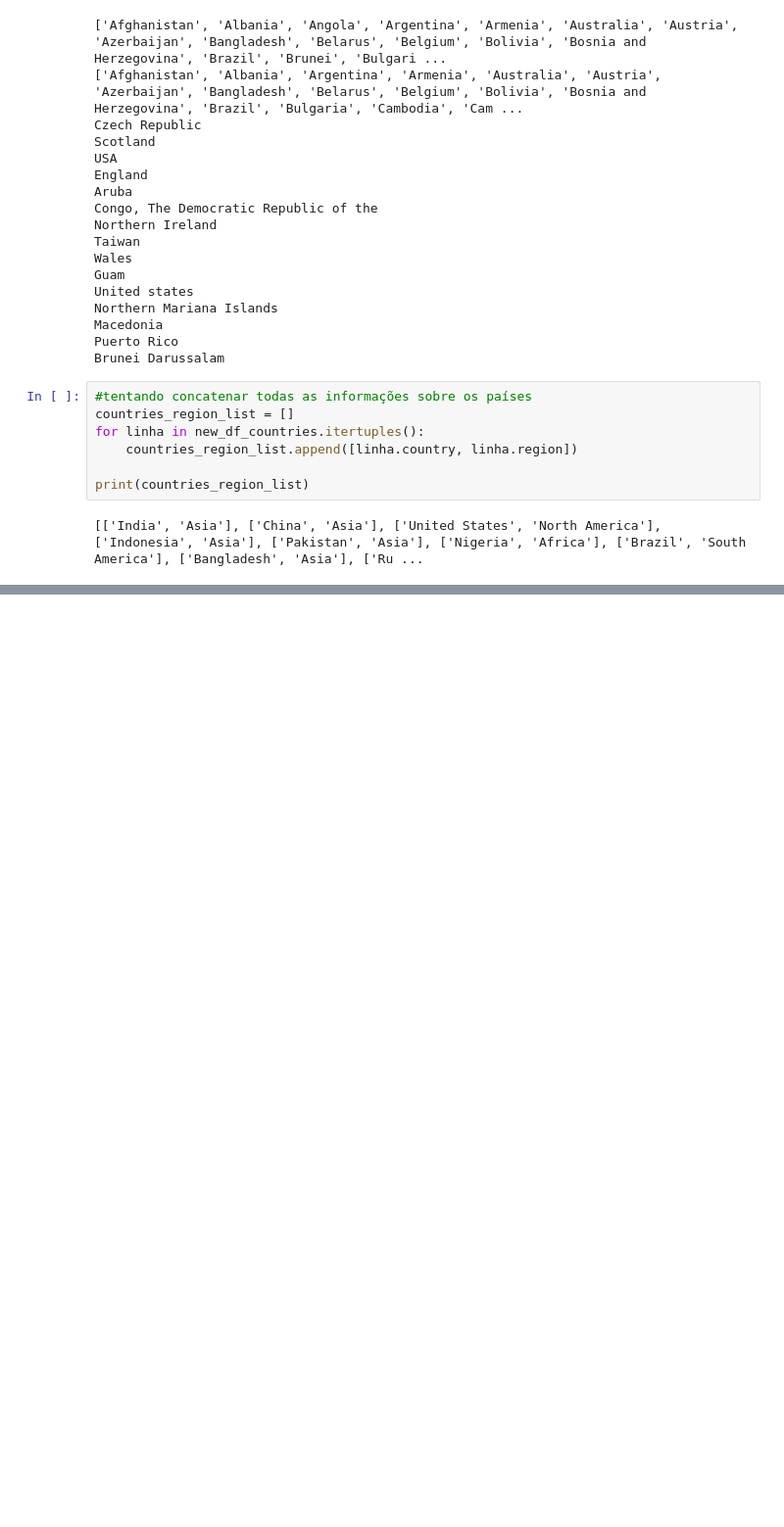
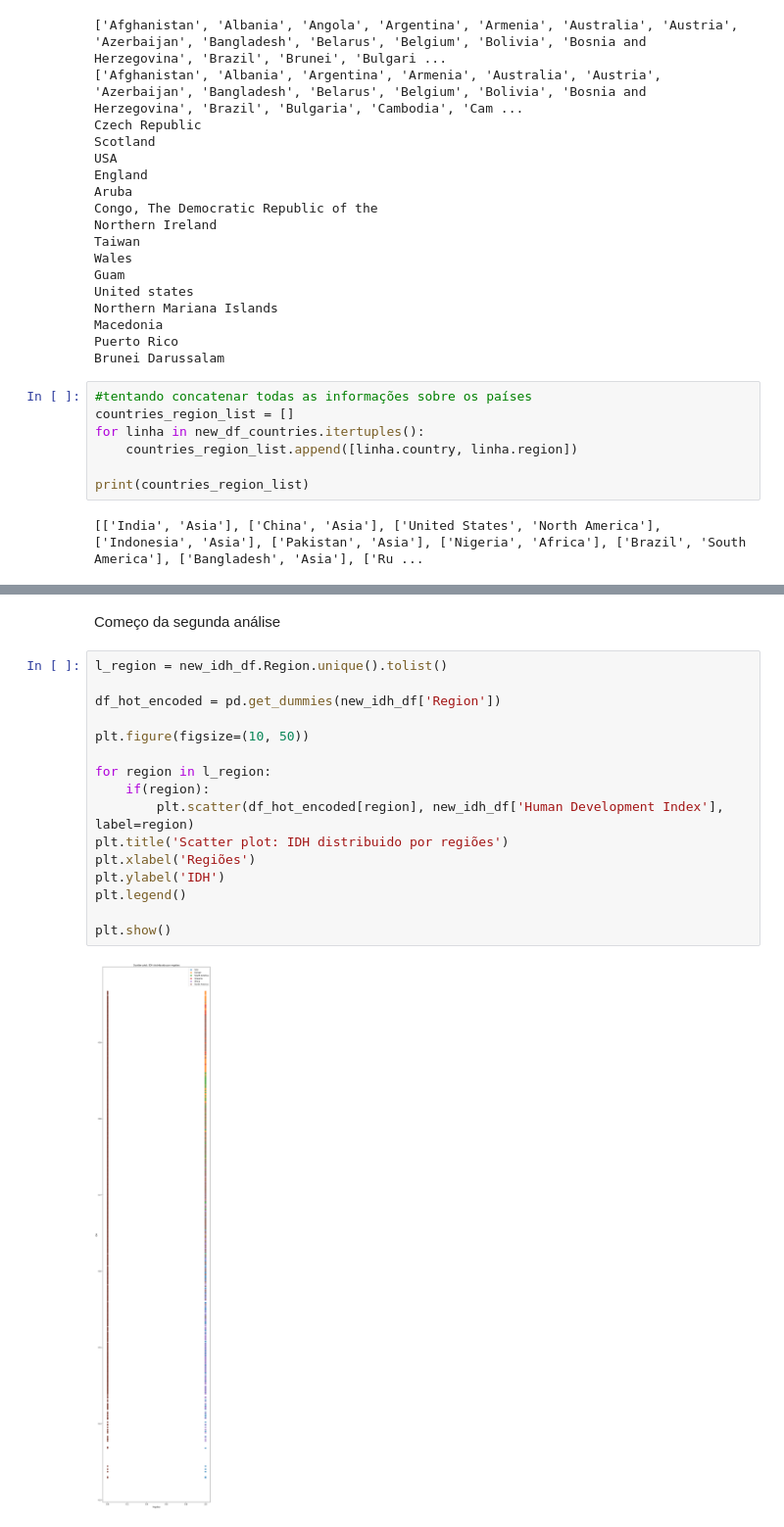
Before and after one commit to AgenteMaya/lutas_proj_dados, a Jupyter notebook: cleaningGettingCountries.ipynb, the cells around one changed output, grey strips where cells are left out. Shown at 98% size. Drawn from its saved outputs; the diff is of its cells as text; blank space fills up the shorter version.

```diff
--- a/cleaningGettingCountries.ipynb
+++ b/cleaningGettingCountries.ipynb
@@ -421,0 +450,20 @@ new_idh_df.head(2429)
+# %% [markdown]
+Começo da segunda análise
+# %%
+l_region = new_idh_df.Region.unique().tolist()
+
+df_hot_encoded = pd.get_dummies(new_idh_df['Region'])
+
+plt.figure(figsize=(10, 50))
+
+for region in l_region:
+    if(region):
+        plt.scatter(df_hot_encoded[region], new_idh_df['Human Development Index'], label=region)
+plt.title('Scatter plot: IDH distribuido por regiões')
+plt.xlabel('Regiões')
+plt.ylabel('IDH')
+plt.legend()
+
+plt.show()
+# %% [output]
+[figure, added]
```
Also changed, not shown: parts of 10 cells of this notebook, 1 other file.
